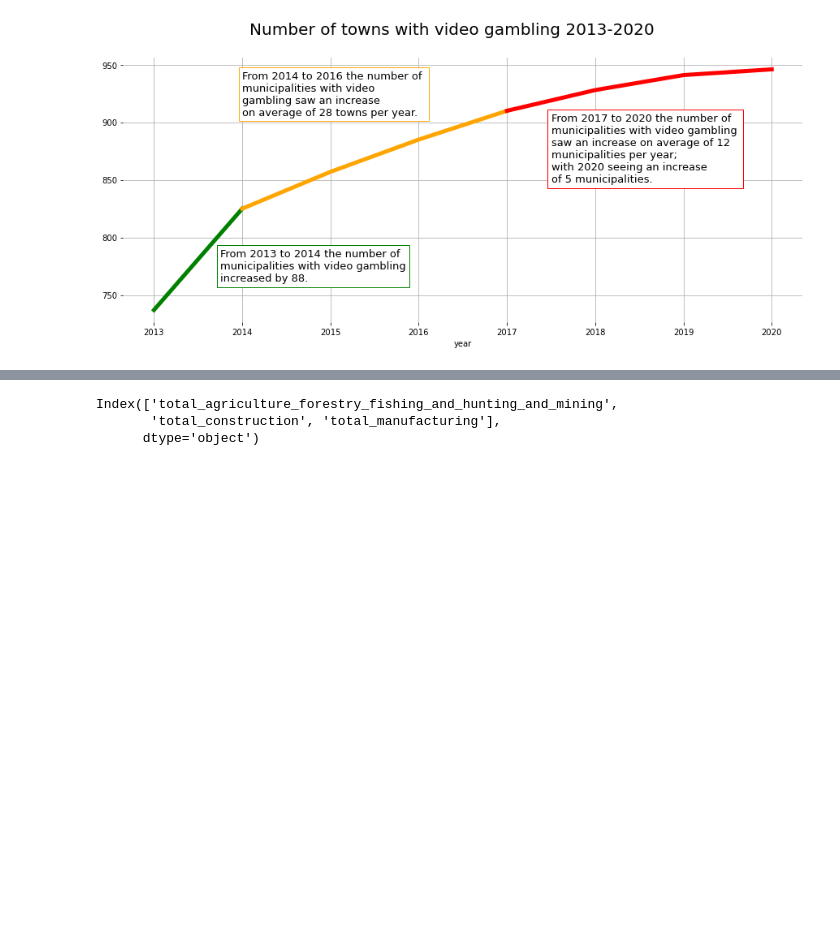
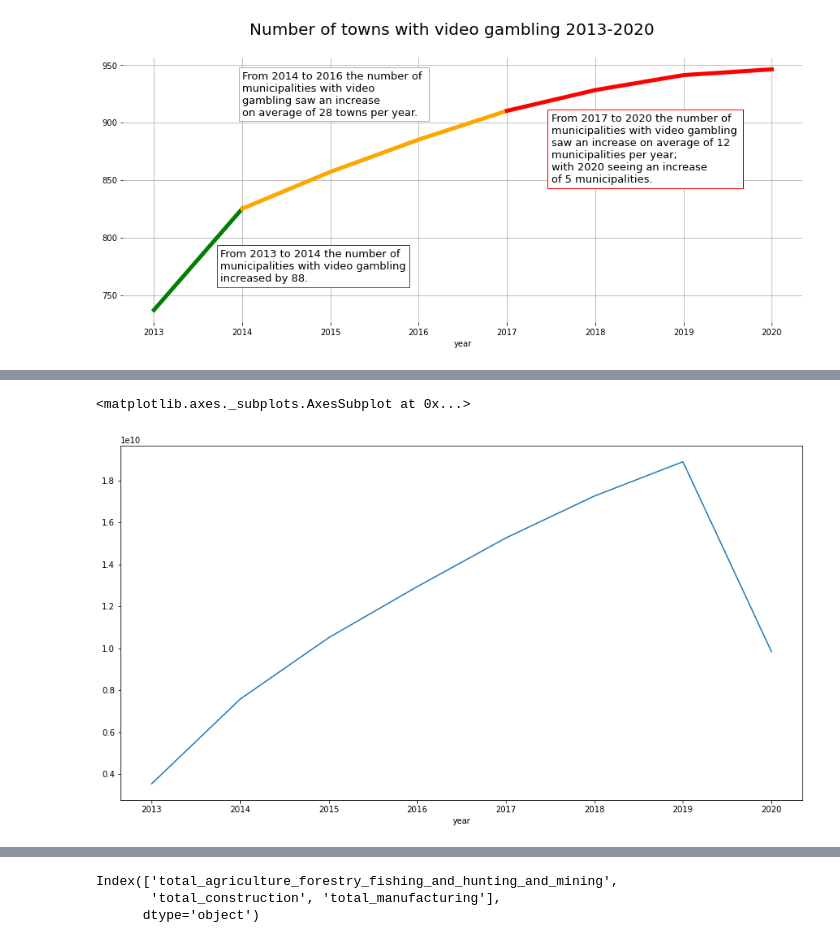
Before and after one commit to joelsewhere/illinois-gaming, a Jupyter notebook: notebooks/eda.ipynb, the cells around one changed output, grey strips where cells are left out. Cells and saved outputs as stored; diff of their text form; code cells hidden in the pictures; blank space fills up the shorter version.

```diff
--- a/notebooks/eda.ipynb
+++ b/notebooks/eda.ipynb
@@ -63,3 +157,16 @@ third_annotation.set_bbox(dict(facecolor='white', edgecolor='red'))
+# %%
+q = '''SELECT DISTINCT CAST(date_part('year', video_gambling.date) AS INT) as year,
+              sum(video_gambling.amount_played) as amount_played
+       FROM municipality
+       INNER JOIN video_gambling
+       ON municipality.name = video_gambling.municipality
+       GROUP BY date_part('year', video_gambling.date);'''
+query_results = query(q).set_index('year')
+fig, ax = plt.subplots()
+query_results.amount_played.plot(ax = ax, figsize=(15,8))
+# %% [output]
+<matplotlib.axes._subplots.AxesSubplot at 0x...>
+[figure, added]
 # %% [markdown]
 ## Outline
 
```
Also changed, not shown: parts of 11 cells of this notebook, 3 other files.
